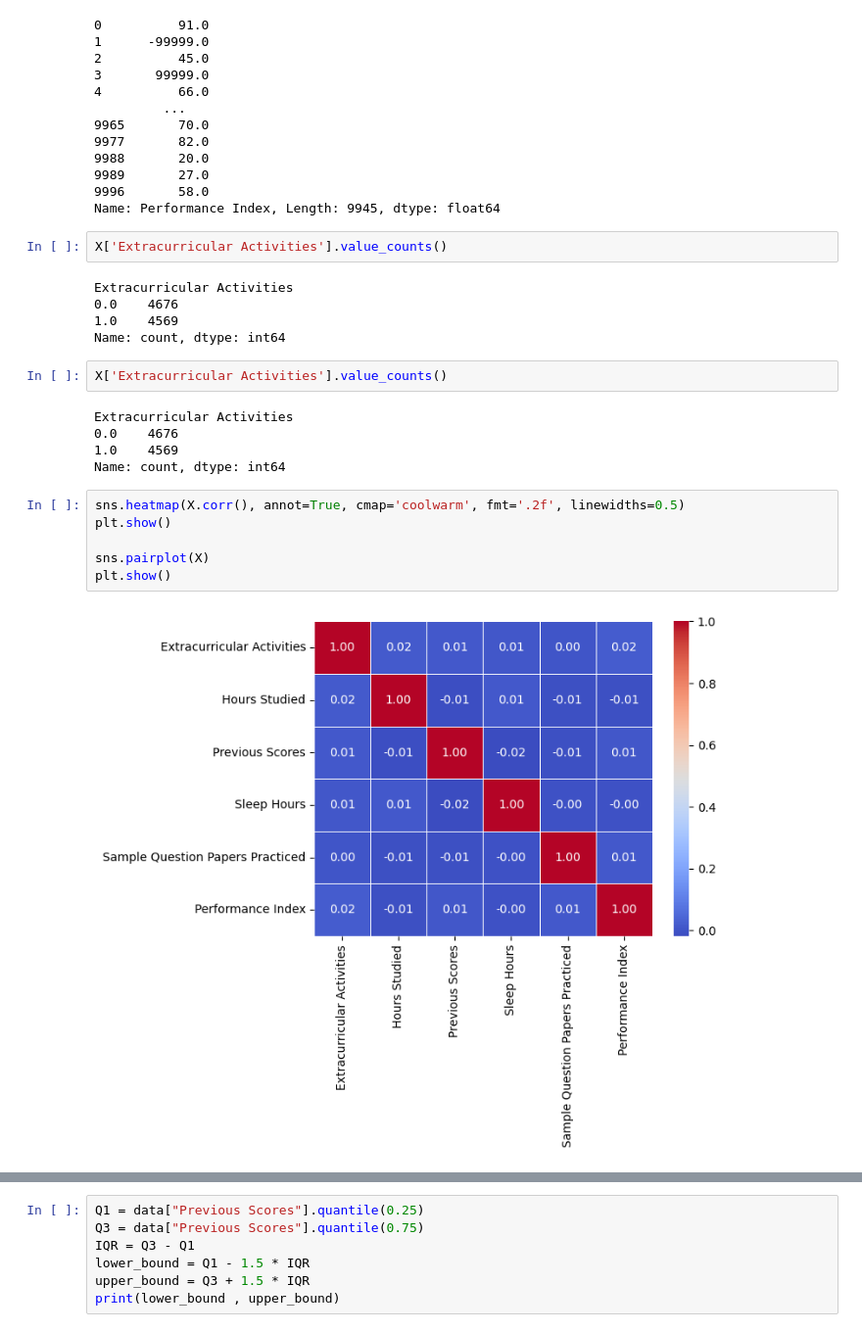
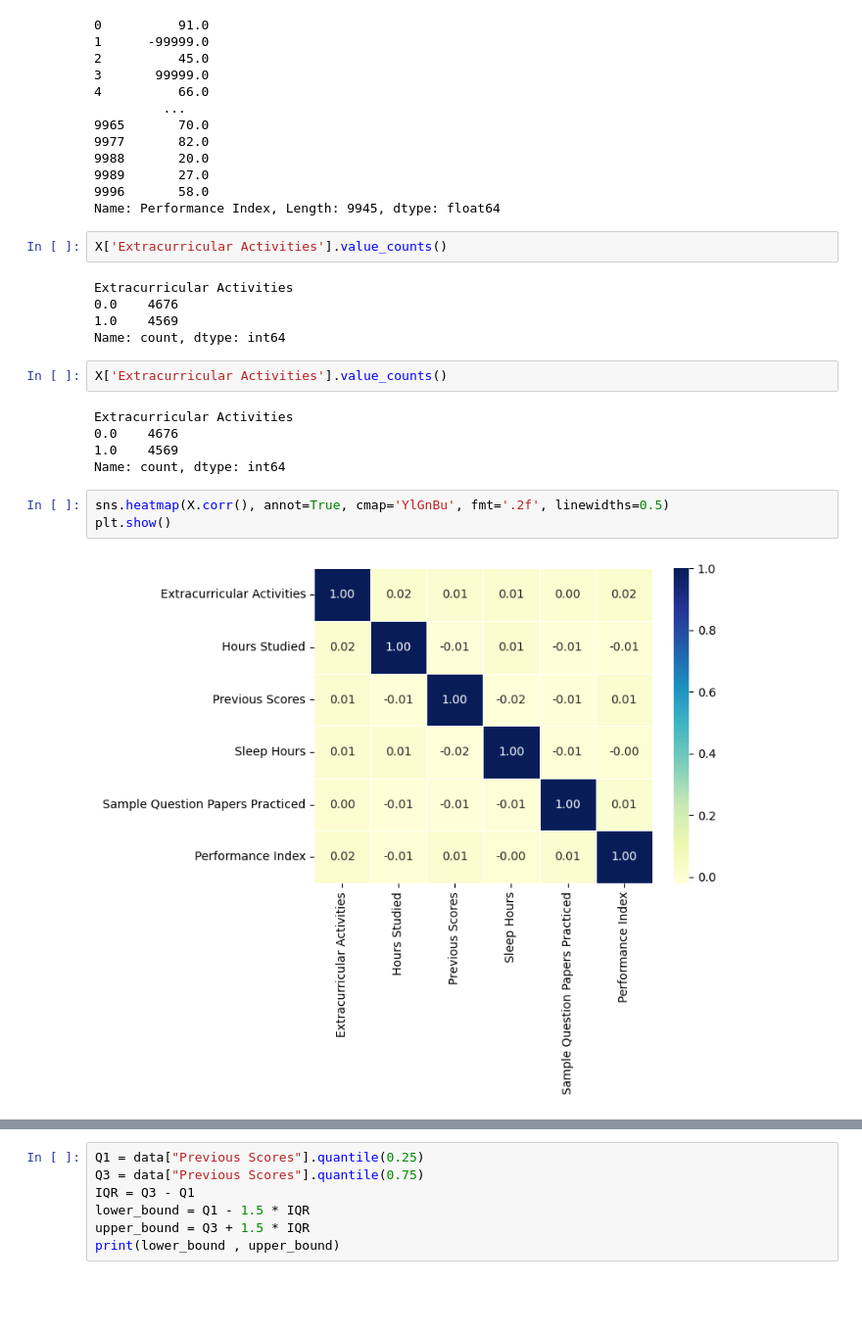
Before and after one commit to AdamSe22/DataMinig, a Jupyter notebook: Untitled.ipynb, the cells around one changed output, grey strips where cells are left out. Shown: that part at 98% size. Cells and saved outputs as stored; diff of their text form; blank space fills up the shorter version.

```diff
--- a/Untitled.ipynb
+++ b/Untitled.ipynb
@@ -213,13 +204,13 @@ Y
 9989       27.0
 9996       58.0
 Name: Performance Index, Length: 9945, dtype: float64
-# %%
-X['Extracurricular Activities'].value_counts()
-# %% [output]
-Extracurricular Activities
-0.0    4676
-1.0    4569
-Name: count, dtype: int64
+# %%
+X['Extracurricular Activities'].value_counts()
+# %% [output]
+Extracurricular Activities
+0.0    4676
+1.0    4569
+Name: count, dtype: int64
 # %%
 X['Extracurricular Activities'].value_counts()
 # %% [output]
@@ -227,13 +218,10 @@ Extracurricular Activities
 0.0    4676
 1.0    4569
 Name: count, dtype: int64
-# %%
-sns.heatmap(X.corr(), annot=True, cmap='coolwarm', fmt='.2f', linewidths=0.5)
-plt.show()
-
-sns.pairplot(X)
-plt.show()
-# %% [output]
-[figure, removed]
+# %%
+sns.heatmap(X.corr(), annot=True, cmap='YlGnBu', fmt='.2f', linewidths=0.5)
+plt.show()
+# %% [output]
+[figure, added]
 # %%
 #Box Plot
```
Also changed, not shown: parts of 18 cells of this notebook, 1 other file.
